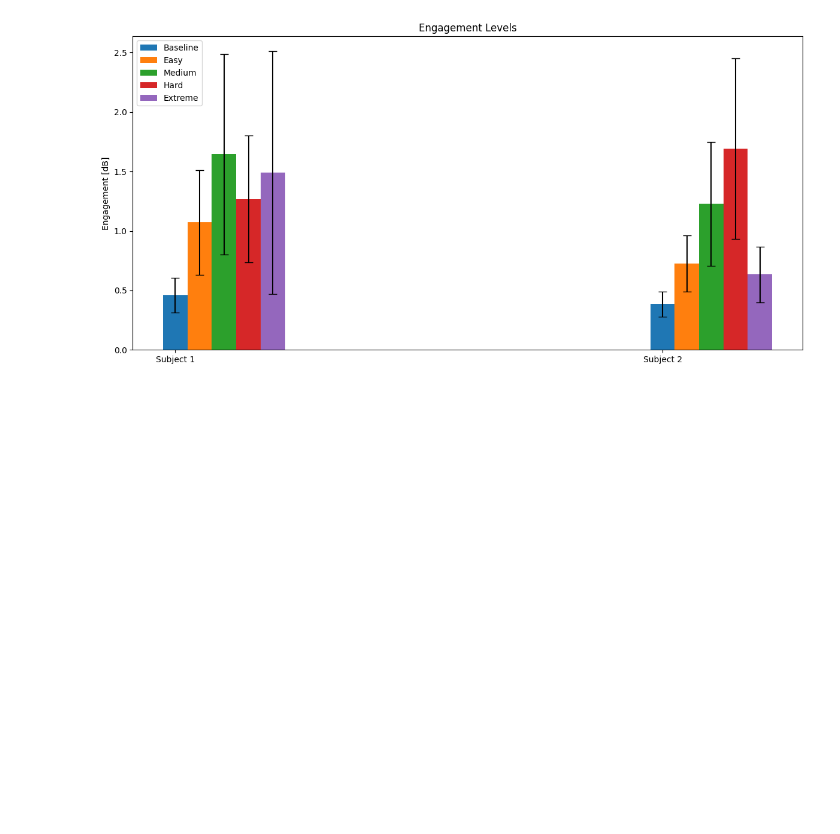
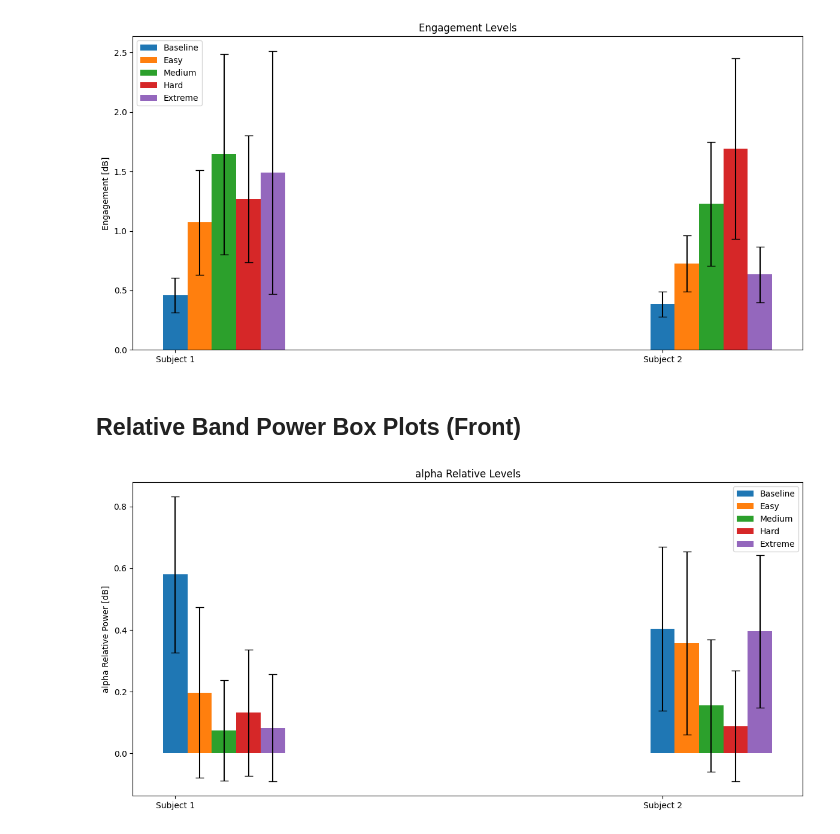
Before and after one commit to aaronjuma/EEGMario, a Jupyter notebook: Analysis/visualization.ipynb, the cells around one changed output. Drawn from its saved outputs; the diff is of its cells as text; code cells hidden in the pictures; blank space fills up the shorter version.

Commit message:
Added Relative Powers

```diff
--- a/Analysis/visualization.ipynb
+++ b/Analysis/visualization.ipynb
@@ -186,3 +186,5 @@ def plot_engagement(baseline, easy, medium, hard, extreme):
 plot_engagement(baseline, easy, medium, hard, extreme)
 # %% [output]
 [figure]
+# %% [markdown]
+## Relative Band Power Box Plots (Front)
@@ -188,0 +317,4 @@ plot_engagement(baseline, easy, medium, hard, extreme)
+# %%
+plot_relative("alpha", relative_data)
+# %% [output]
+[figure, added]
```
Also changed, not shown: parts of 7 cells of this notebook.
